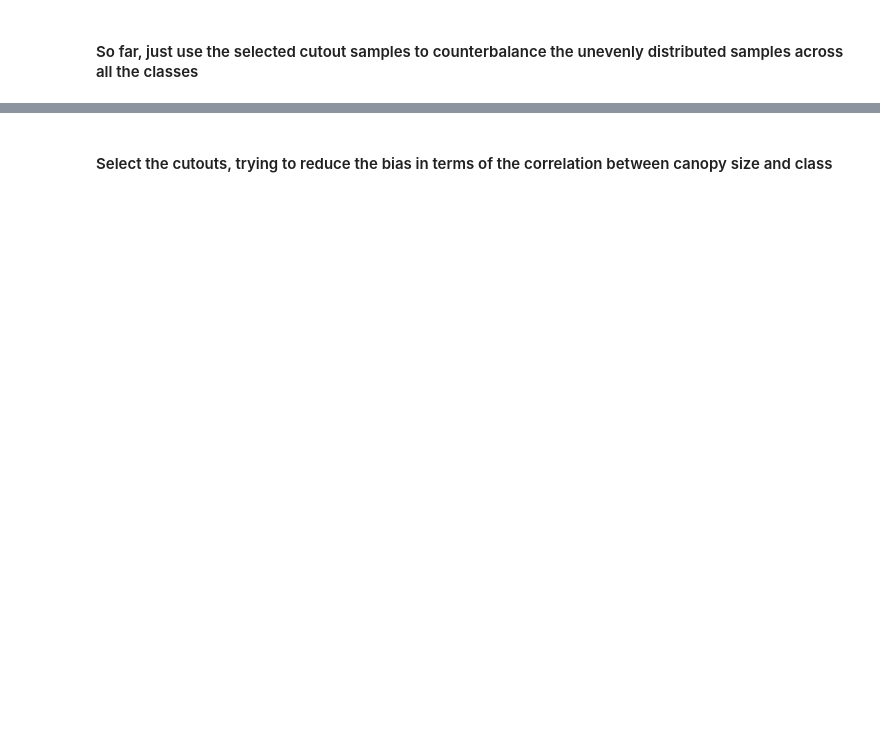
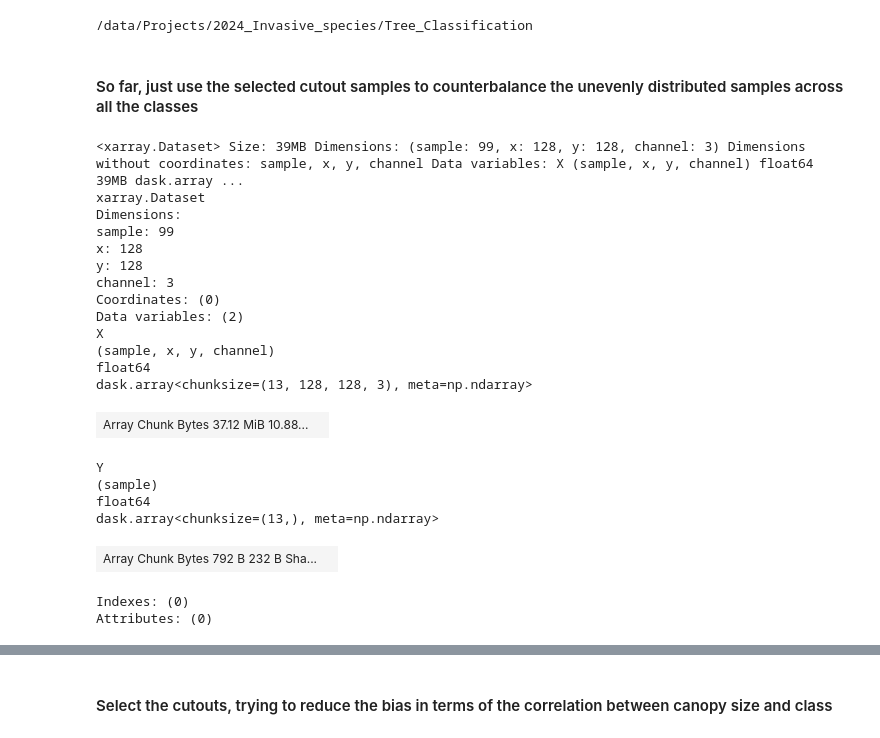
Before and after one commit to XAI4GEO/Tree_Classification, a Jupyter notebook: notebooks/data_preparation/step6_make_training_pairs_refinement.ipynb, the cells around one changed output, grey strips where cells are left out. Saved outputs shown, nothing was run; the diff lists cells and outputs as text; code cells hidden in the pictures; blank space fills up the shorter version.

Commit message:
update few shot learning data preparation

```diff
--- a/notebooks/data_preparation/step6_make_training_pairs_refinement.ipynb
+++ b/notebooks/data_preparation/step6_make_training_pairs_refinement.ipynb
@@ -4,23 +16,51 @@ import numpy as np
 from pathlib import Path
 from itertools import combinations, product, combinations_with_replacement
 import os
-import random
 from sklearn.model_selection import KFold
 from scipy.ndimage import rotate
 from skimage.transform import resize
 from matplotlib import pyplot as plt
 
 rng = np.random.default_rng(seed=42)
+
+# Change the parent dir to the correct dir on your machine
+# to make sure the following relative dirs to be working
+os.chdir('/data/Projects/2024_Invasive_species/Tree_Classification')
+print(os.getcwd())
+# %% [output]
+/data/Projects/2024_Invasive_species/Tree_Classification
 # %% [markdown]
 #### So far, just use the selected cutout samples to counterbalance the unevenly distributed samples across all the classes
 # %%
-path_cutouts_selected = Path("../data/selected_cutouts")
+path_cutouts_selected = Path("./notebooks/data_agu/selected_cutouts")
 
 ds_label0 = xr.open_zarr(path_cutouts_selected / "label142377591163_murumuru.zarr")
 ds_label1 = xr.open_zarr(path_cutouts_selected / "label244751236943_tucuma.zarr")
 ds_label2 = xr.open_zarr(path_cutouts_selected / "label174675723264_banana.zarr")
 ds_label3 = xr.open_zarr(path_cutouts_selected / "label999240878592_cacao.zarr")
 ds_label5 = xr.open_zarr(path_cutouts_selected / "label370414265344_fruit.zarr")
 
 ds_all_base = xr.concat([ds_label0, ds_label1, ds_label2, ds_label3, ds_label5], dim='sample')
 ds_all_base
+# %% [output]
+<xarray.Dataset> Size: 39MB Dimensions: (sample: 99, x: 128, y: 128, channel: 3) Dimensions without coordinates: sample, x, y, channel Data variables: X (sample, x, y, channel) float64 39MB dask.array ...
+xarray.Dataset
+Dimensions:
+sample: 99
+x: 128
+y: 128
+channel: 3
+Coordinates: (0)
+Data variables: (2)
+X
+(sample, x, y, channel)
+float64
+dask.array<chunksize=(13, 128, 128, 3), meta=np.ndarray>
+| Array Chunk Bytes 37.12 MiB 10.88... |  |
+Y
+(sample)
+float64
+dask.array<chunksize=(13,), meta=np.ndarray>
+| Array Chunk Bytes 792 B 232 B Sha... |  |
+Indexes: (0)
+Attributes: (0)
```
Also changed, not shown: parts of 17 cells of this notebook.
